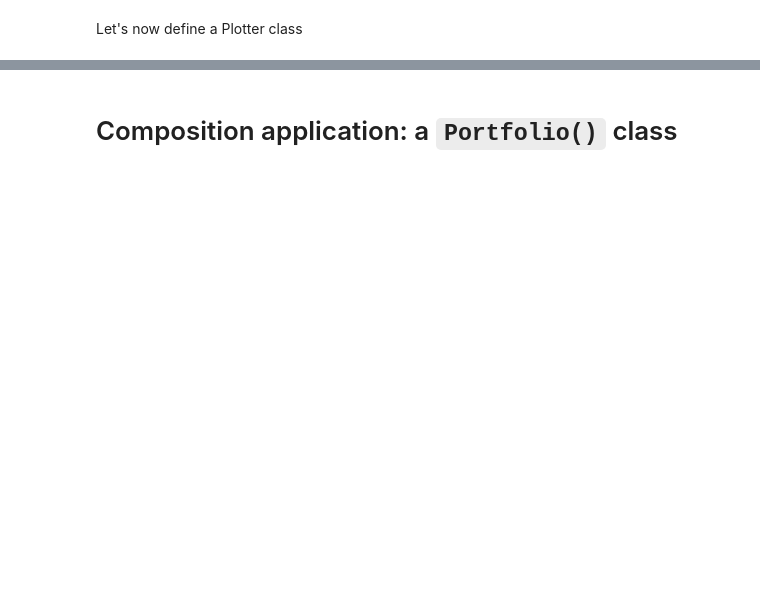
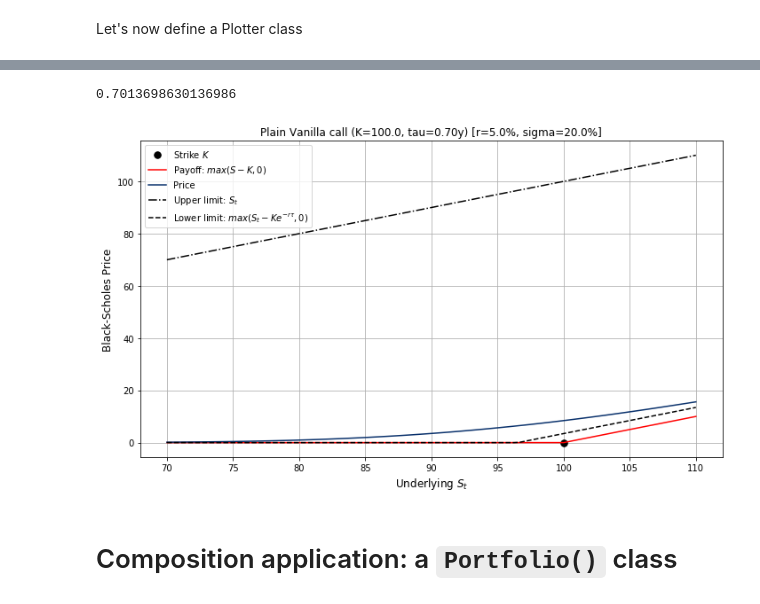
Before and after one commit to gabrielepompa88/IT-For-Business-And-Finance-2019-20, a Jupyter notebook: Notebooks/Derivatives_Analytics___Introduction_to_OOP.ipynb, the cells around one changed output, grey strips where cells are left out. Drawn from its saved outputs; the diff is of its cells as text; code cells hidden in the pictures; blank space fills up the shorter version.

```diff
--- a/Notebooks/Derivatives_Analytics___Introduction_to_OOP.ipynb
+++ b/Notebooks/Derivatives_Analytics___Introduction_to_OOP.ipynb
@@ -3294,2 +3871,7 @@ def plot_price(option, S_list, tau):
+# %%
+option_plotter.plot_price(plot_limits=True)
+# %% [output]
+0.7013698630136986
+[figure, added]
 # %% [markdown]
 # Composition application: a `Portfolio()` class
```
Also changed, not shown: parts of 228 cells of this notebook.
